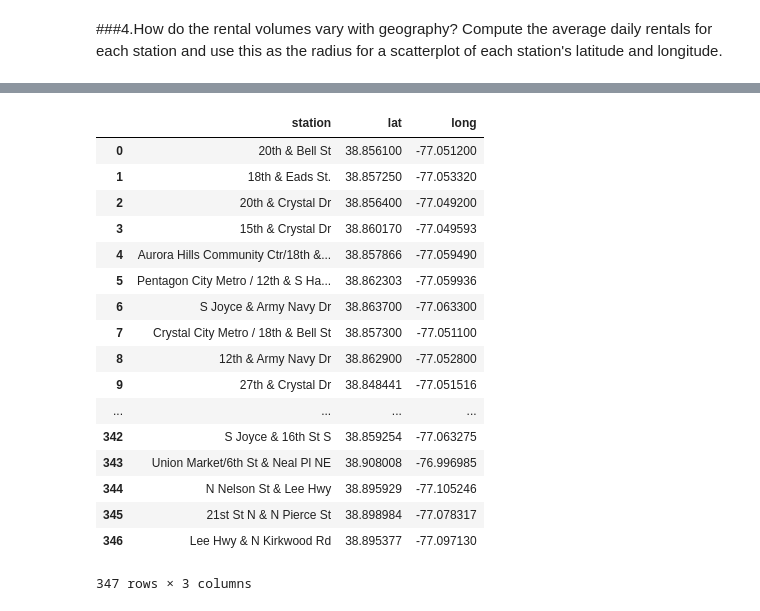
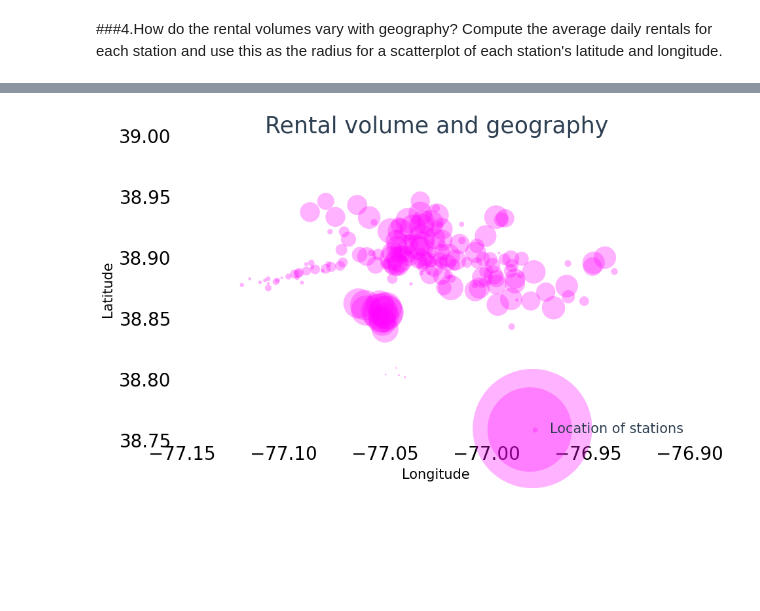
Before and after one commit to kaka0525/Process-Bike-Share-data-with-Pandas, a Jupyter notebook: bike_plot.ipynb, the cells around one changed output, grey strips where cells are left out. Cells and saved outputs as stored; diff of their text form; code cells hidden in the pictures; blank space fills up the shorter version.

```diff
--- a/bike_plot.ipynb
+++ b/bike_plot.ipynb
@@ -311,21 +134,15 @@ stations = station [['station', 'lat', 'long']]
-# %%
-stations
-# %% [output]
-|  | station | lat | long |
-| 0 | 20th & Bell St | 38.856100 | -77.051200 |
-| 1 | 18th & Eads St. | 38.857250 | -77.053320 |
-| 2 | 20th & Crystal Dr | 38.856400 | -77.049200 |
-| 3 | 15th & Crystal Dr | 38.860170 | -77.049593 |
-| 4 | Aurora Hills Community Ctr/18th &... | 38.857866 | -77.059490 |
-| 5 | Pentagon City Metro / 12th & S Ha... | 38.862303 | -77.059936 |
-| 6 | S Joyce & Army Navy Dr | 38.863700 | -77.063300 |
-| 7 | Crystal City Metro / 18th & Bell St | 38.857300 | -77.051100 |
-| 8 | 12th & Army Navy Dr | 38.862900 | -77.052800 |
-| 9 | 27th & Crystal Dr | 38.848441 | -77.051516 |
-| ... | ... | ... | ... |
-| 342 | S Joyce & 16th St S | 38.859254 | -77.063275 |
-| 343 | Union Market/6th St & Neal Pl NE | 38.908008 | -76.996985 |
-| 344 | N Nelson St & Lee Hwy | 38.895929 | -77.105246 |
-| 345 | 21st St N & N Pierce St | 38.898984 | -77.078317 |
-| 346 | Lee Hwy & N Kirkwood Rd | 38.895377 | -77.097130 |
-347 rows × 3 columns
+# %%
+average_rental_df = DataFrame({ 'average_rental' : count / 365})
+# %%
+average_rental_df.index = range(185)
+# %%
+merged_df = pd.concat([stations, average_rental_df], axis=1)
+# %%
+plt.scatter(merged_df['long'], merged_df['lat'], color='magenta', alpha=0.3, s=(merged_df['average_rental']*10), label='Location of stations', )
+plt.legend(loc=4)
+plt.xlabel('Longitude')
+plt.ylabel('Latitude')
+plt.title('Rental volume and geography')
+plt.show()
+# %% [output]
+[figure, added]
```
Also changed, not shown: parts of 18 cells of this notebook.
